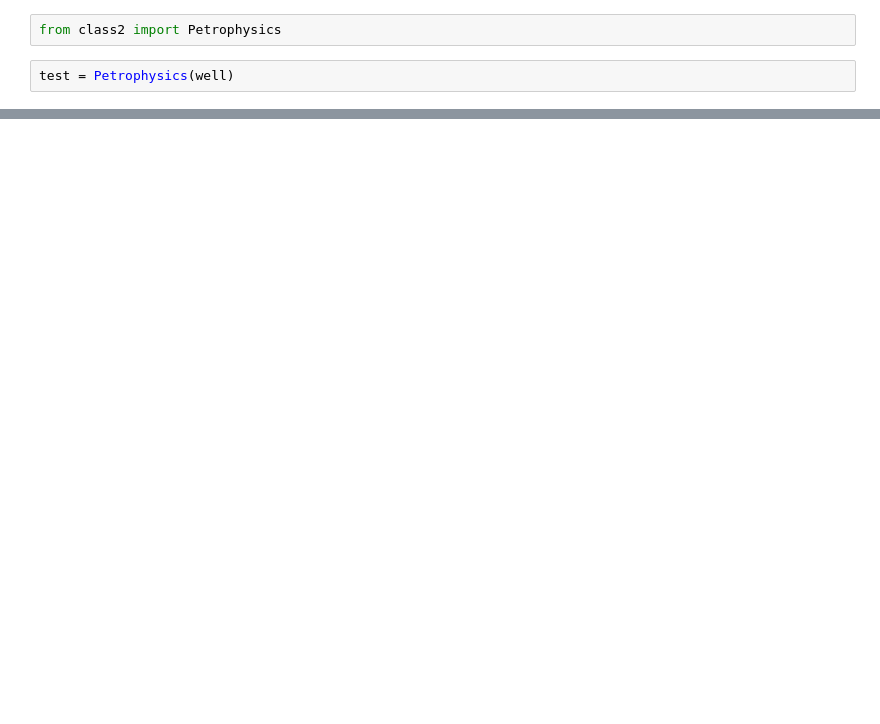
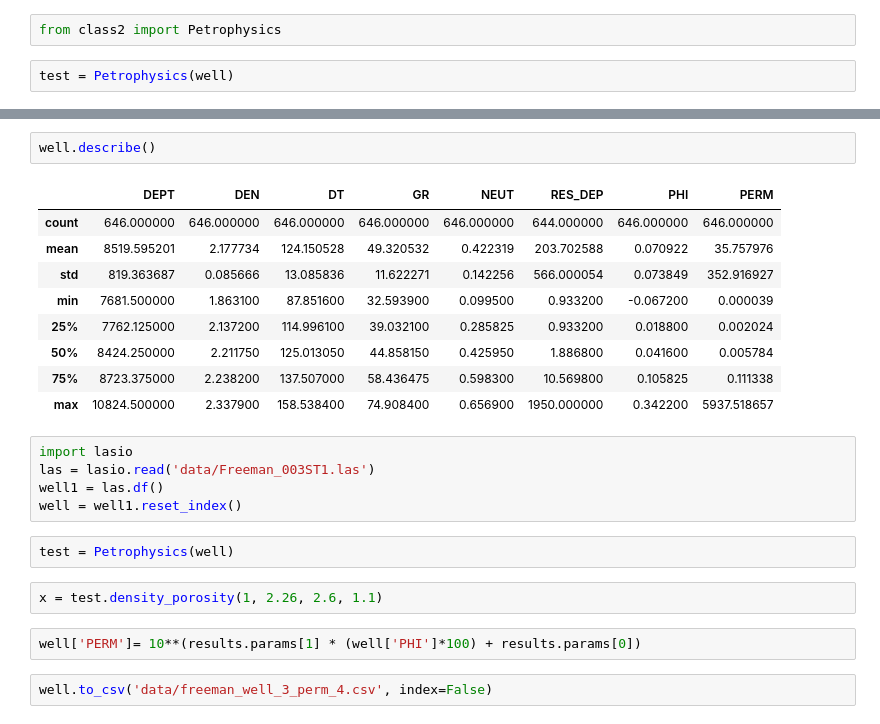
Before and after one commit to Egbetimmy/MSc-Project, a Jupyter notebook: poro-perm.ipynb, the cells around one changed output, grey strips where cells are left out. Drawn from its saved outputs; the diff is of its cells as text; blank space fills up the shorter version.

```diff
--- a/poro-perm.ipynb
+++ b/poro-perm.ipynb
@@ -365,0 +382,25 @@ plt.savefig('images/poro-perm_full.png')
+# %%
+well.describe()
+# %% [output]
+|  | DEPT | DEN | DT | GR | NEUT | RES_DEP | PHI | PERM |
+| count | 646.000000 | 646.000000 | 646.000000 | 646.000000 | 646.000000 | 644.000000 | 646.000000 | 646.000000 |
+| mean | 8519.595201 | 2.177734 | 124.150528 | 49.320532 | 0.422319 | 203.702588 | 0.070922 | 35.757976 |
+| std | 819.363687 | 0.085666 | 13.085836 | 11.622271 | 0.142256 | 566.000054 | 0.073849 | 352.916927 |
+| min | 7681.500000 | 1.863100 | 87.851600 | 32.593900 | 0.099500 | 0.933200 | -0.067200 | 0.000039 |
+| 25% | 7762.125000 | 2.137200 | 114.996100 | 39.032100 | 0.285825 | 0.933200 | 0.018800 | 0.002024 |
+| 50% | 8424.250000 | 2.211750 | 125.013050 | 44.858150 | 0.425950 | 1.886800 | 0.041600 | 0.005784 |
+| 75% | 8723.375000 | 2.238200 | 137.507000 | 58.436475 | 0.598300 | 10.569800 | 0.105825 | 0.111338 |
+| max | 10824.500000 | 2.337900 | 158.538400 | 74.908400 | 0.656900 | 1950.000000 | 0.342200 | 5937.518657 |
+# %%
+import lasio
+las = lasio.read('data/Freeman_003ST1.las')
+well1 = las.df()
+well = well1.reset_index()
+# %%
+test = Petrophysics(well)
+# %%
+x = test.density_porosity(1, 2.26, 2.6, 1.1)
+# %%
+well['PERM']= 10**(results.params[1] * (well['PHI']*100) + results.params[0])
+# %%
+well.to_csv('data/freeman_well_3_perm_4.csv', index=False)
```
Also changed, not shown: parts of 10 cells of this notebook.
